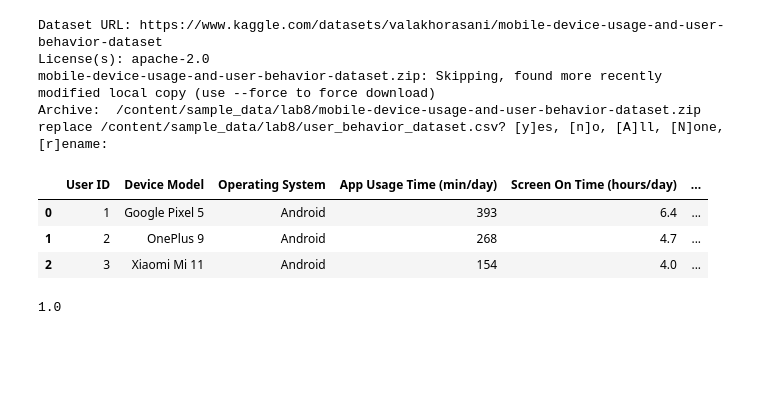
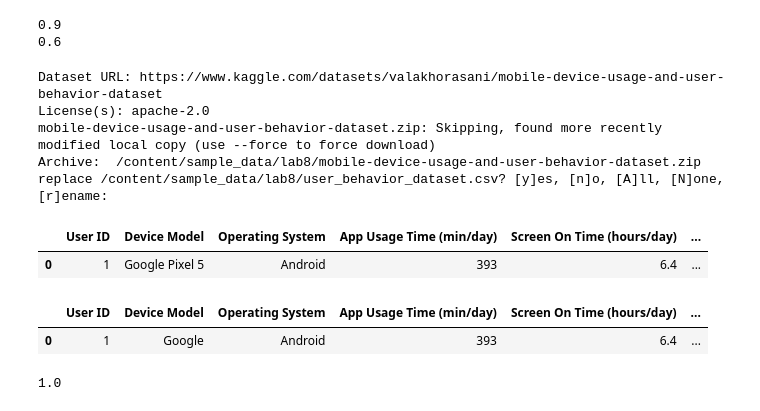
Before and after one commit to FuturisticLover123/labs, a Jupyter notebook: lab8/solution.ipynb, the cells around one changed output. Cells and saved outputs as stored; diff of their text form; code cells hidden in the pictures; blank space fills up the shorter version.

```diff
--- a/lab8/solution.ipynb
+++ b/lab8/solution.ipynb
@@ -72 +74,11 @@ NBC().fit(x, y).score(x, y)
+# %%
+#может
+x, y = make_classification(n_samples = 50, n_features = 50, n_informative = 5, random_state = 42)
+x_train, x_test, y_train, y_test = train_test_split(x, y, test_size = 0.2, random_state=42)
+model = NBC().fit(x_train, y_train)
+print(model.score(x_train, y_train))
+print(model.score(x_test, y_test))
+# %% [output]
+0.9
+0.6
 # %%
@@ -89,14 +101,17 @@ replace /content/sample_data/lab8/user_behavior_dataset.csv? [y]es, [n]o, [A]ll,
 # %%
 data = pd.read_csv("/content/sample_data/lab8/user_behavior_dataset.csv").dropna()
 # %%
-data.head(3)
+data.head(1)
 # %% [output]
 |  | User ID | Device Model | Operating System | App Usage Time (min/day) | Screen On Time (hours/day) | ... |
 | 0 | 1 | Google Pixel 5 | Android | 393 | 6.4 | ... |
-| 1 | 2 | OnePlus 9 | Android | 268 | 4.7 | ... |
-| 2 | 3 | Xiaomi Mi 11 | Android | 154 | 4.0 | ... |
 # %%
 data["Device Model"] = data["Device Model"].apply(lambda x: x.split(' ')[0])
+# %%
+data.head(1)
+# %% [output]
+|  | User ID | Device Model | Operating System | App Usage Time (min/day) | Screen On Time (hours/day) | ... |
+| 0 | 1 | Google | Android | 393 | 6.4 | ... |
 # %%
 x = pd.get_dummies(data, columns = ['Device Model', 'Operating System', 'Gender']).drop(columns = ['User ID', 'User Behavior Class']).astype(float).values
 y = data['User Behavior Class'].values
```
Also changed, not shown: parts of 24 cells of this notebook.
